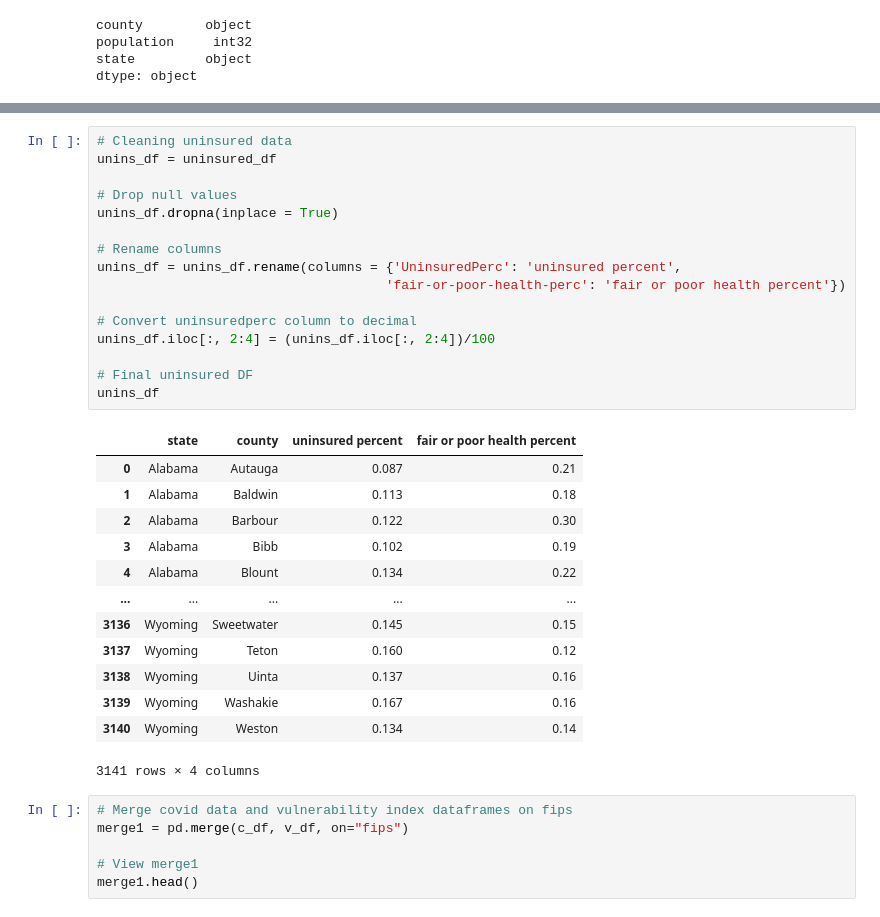
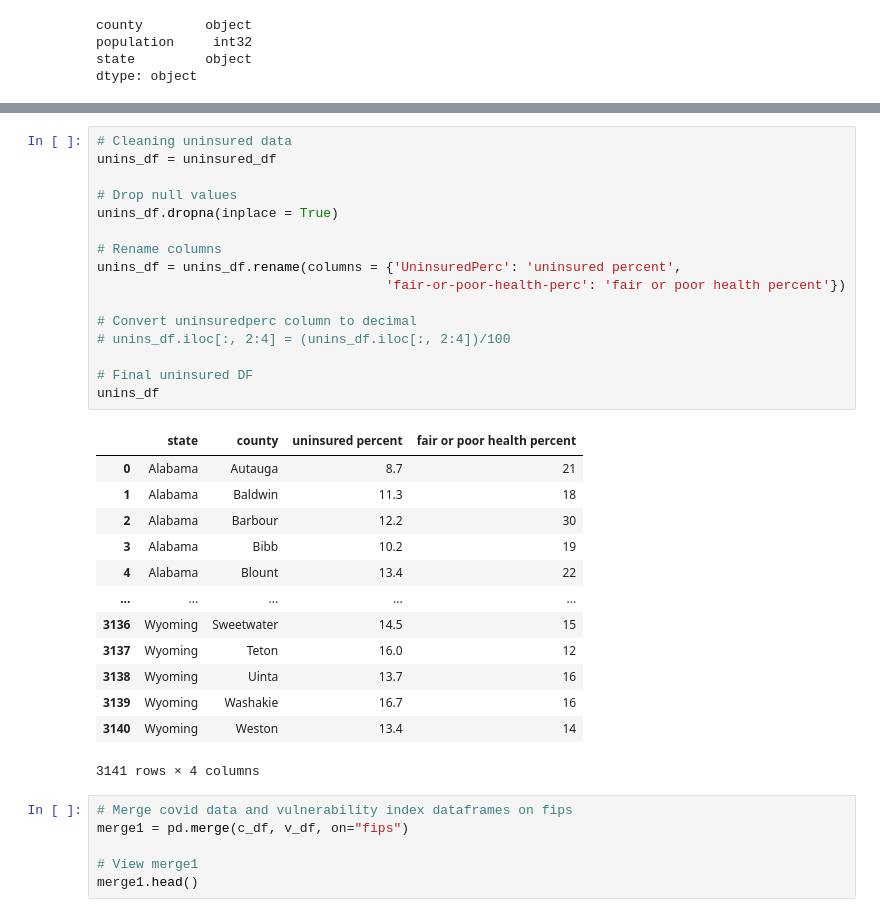
Before and after one commit to kpessa/project-2, a Jupyter notebook: data-cleaning/cleaning - Copy.ipynb, the cells around one changed output, grey strips where cells are left out. Saved outputs shown, nothing was run; the diff lists cells and outputs as text.

```diff
--- a/data-cleaning/cleaning - Copy.ipynb
+++ b/data-cleaning/cleaning - Copy.ipynb
@@ -315,32 +315,32 @@ pop_df
 # %%
 # Cleaning uninsured data
 unins_df = uninsured_df
 
 # Drop null values
 unins_df.dropna(inplace = True)
 
 # Rename columns
 unins_df = unins_df.rename(columns = {'UninsuredPerc': 'uninsured percent',
                                      'fair-or-poor-health-perc': 'fair or poor health percent'})
 
 # Convert uninsuredperc column to decimal
-unins_df.iloc[:, 2:4] = (unins_df.iloc[:, 2:4])/100
+# unins_df.iloc[:, 2:4] = (unins_df.iloc[:, 2:4])/100
 
 # Final uninsured DF
 unins_df
 # %% [output]
 |  | state | county | uninsured percent | fair or poor health percent |
-| 0 | Alabama | Autauga | 0.087 | 0.21 |
-| 1 | Alabama | Baldwin | 0.113 | 0.18 |
-| 2 | Alabama | Barbour | 0.122 | 0.30 |
-| 3 | Alabama | Bibb | 0.102 | 0.19 |
-| 4 | Alabama | Blount | 0.134 | 0.22 |
+| 0 | Alabama | Autauga | 8.7 | 21 |
+| 1 | Alabama | Baldwin | 11.3 | 18 |
+| 2 | Alabama | Barbour | 12.2 | 30 |
+| 3 | Alabama | Bibb | 10.2 | 19 |
+| 4 | Alabama | Blount | 13.4 | 22 |
 | ... | ... | ... | ... | ... |
-| 3136 | Wyoming | Sweetwater | 0.145 | 0.15 |
-| 3137 | Wyoming | Teton | 0.160 | 0.12 |
-| 3138 | Wyoming | Uinta | 0.137 | 0.16 |
-| 3139 | Wyoming | Washakie | 0.167 | 0.16 |
-| 3140 | Wyoming | Weston | 0.134 | 0.14 |
+| 3136 | Wyoming | Sweetwater | 14.5 | 15 |
+| 3137 | Wyoming | Teton | 16.0 | 12 |
+| 3138 | Wyoming | Uinta | 13.7 | 16 |
+| 3139 | Wyoming | Washakie | 16.7 | 16 |
+| 3140 | Wyoming | Weston | 13.4 | 14 |
 3141 rows × 4 columns
 # %%
 # Merge covid data and vulnerability index dataframes on fips
```
Also changed, not shown: parts of 1 cell of this notebook.
